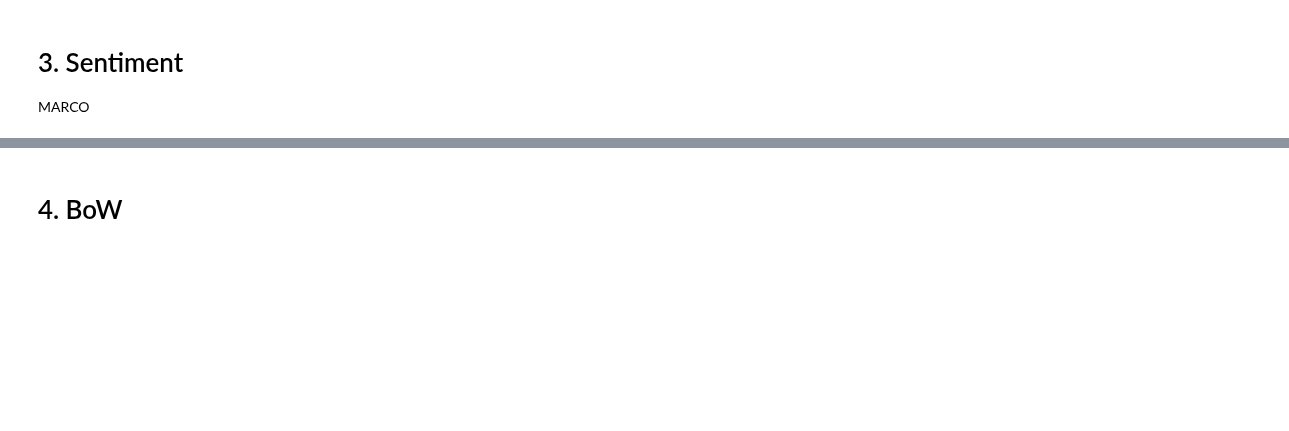
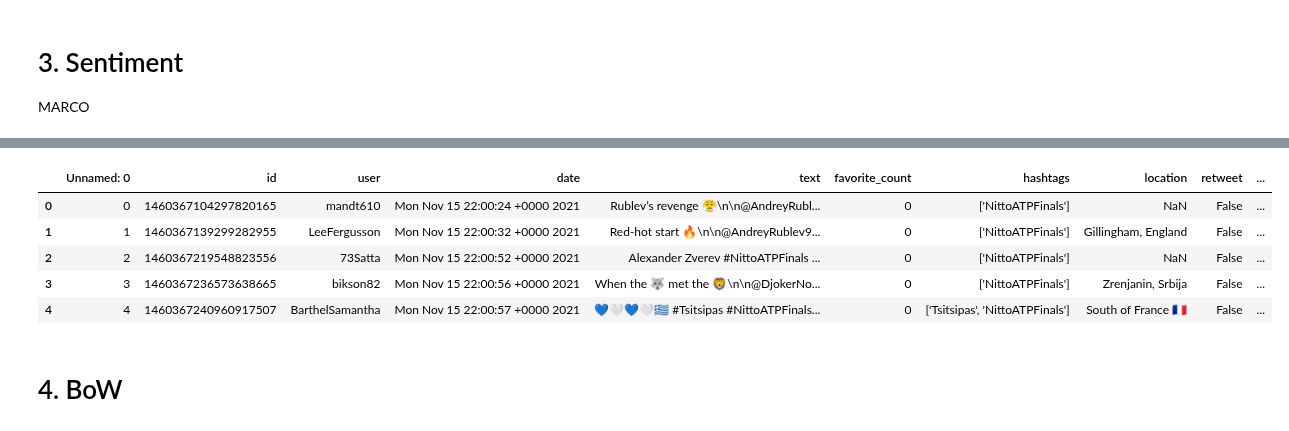
Before and after one commit to AScarcella3/TextMiningProject, a Jupyter notebook: main.ipynb, the cells around one changed output, grey strips where cells are left out. Saved outputs shown, nothing was run; the diff lists cells and outputs as text; code cells hidden in the pictures; blank space fills up the shorter version.

```diff
--- a/main.ipynb
+++ b/main.ipynb
@@ -615,0 +641,18 @@ MARCO
+# %%
+from vaderSentiment.vaderSentiment import SentimentIntensityAnalyzer
+
+
+vader=[]
+
+analyzer = SentimentIntensityAnalyzer()
+
+for x in (df.loc[0:150,'text_cleaned']):
+  a = analyzer.polarity_scores(x)
+  vader.append(a)
+# %% [output]
+|  | Unnamed: 0 | id | user | date | text | favorite_count | hashtags | location | retweet | ... |
+| 0 | 0 | 1460367104297820165 | mandt610 | Mon Nov 15 22:00:24 +0000 2021 | Rublev’s revenge 😤\n\n@AndreyRubl... | 0 | ['NittoATPFinals'] | NaN | False | ... |
+| 1 | 1 | 1460367139299282955 | LeeFergusson | Mon Nov 15 22:00:32 +0000 2021 | Red-hot start 🔥\n\n@AndreyRublev9... | 0 | ['NittoATPFinals'] | Gillingham, England | False | ... |
+| 2 | 2 | 1460367219548823556 | 73Satta | Mon Nov 15 22:00:52 +0000 2021 | Alexander Zverev #NittoATPFinals ... | 0 | ['NittoATPFinals'] | NaN | False | ... |
+| 3 | 3 | 1460367236573638665 | bikson82 | Mon Nov 15 22:00:56 +0000 2021 | When the 🐺 met the 🦁\n\n@DjokerNo... | 0 | ['NittoATPFinals'] | Zrenjanin, Srbija | False | ... |
+| 4 | 4 | 1460367240960917507 | BarthelSamantha | Mon Nov 15 22:00:57 +0000 2021 | 💙🤍💙🤍🇬🇷 #Tsitsipas #NittoATPFinals... | 0 | ['Tsitsipas', 'NittoATPFinals'] | South of France 🇫🇷 | False | ... |
```
Also changed, not shown: parts of 4 cells of this notebook.
